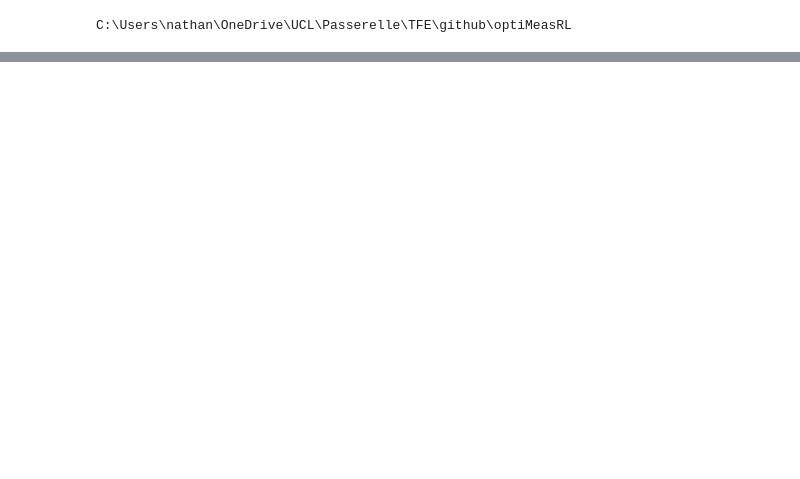
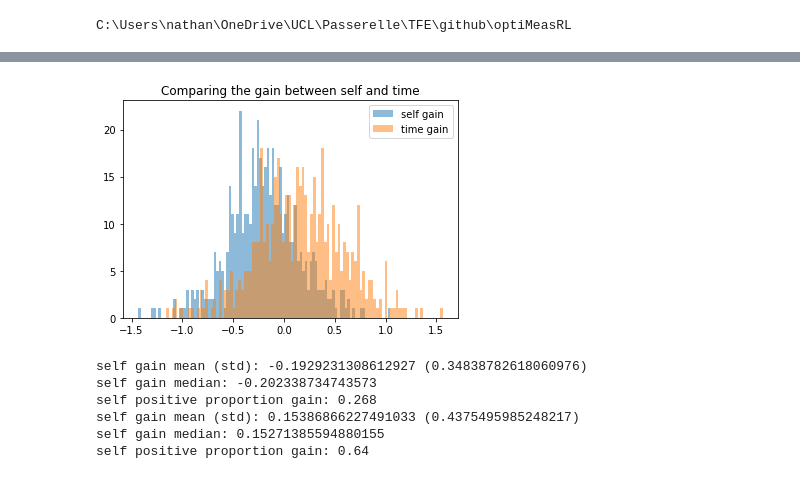
Before and after one commit to aaspeel/optiMeasRL, a Jupyter notebook: Results.ipynb, the cells around one changed output, grey strips where cells are left out. Saved outputs shown, nothing was run; the diff lists cells and outputs as text; code cells hidden in the pictures; blank space fills up the shorter version.

```diff
--- a/Results.ipynb
+++ b/Results.ipynb
@@ -155,0 +115,19 @@ print(np.sum(rewards_test_time, axis=-1))
+# %%
+from math import log10
+
+gain_self = []
+gain_time = []
+
+for i in range(len(cumulativeRewards_reg)):
+    gain_self.append(log10(cumulativeRewards_reg[i]/cumulativeRewards_self[i]))
+    gain_time.append(log10(cumulativeRewards_reg[i]/cumulativeRewards_time[i]))
+# %%
+bins = 100
+
+pyplot.title("Comparing the gain between self and time")
+pyplot.hist(gain_self, bins, alpha=0.5, label='self gain')
+pyplot.hist(gain_time, bins, alpha=0.5, label='time gain')
+pyplot.legend(loc='upper right')
+pyplot.show()
+# %% [output]
+[figure, added]
@@ -155,0 +147,15 @@ print(np.sum(rewards_test_time, axis=-1))
+# %%
+print("self gain mean (std): " + str(mean_gain_self) + ' (' + str(mean_std_gain_self) + ')')
+print("self gain median: " + str(median_gain_self))
+print("self positive proportion gain: " + str(positive_gain_self))
+
+print("self gain mean (std): " + str(mean_gain_time) + ' (' + str(mean_std_gain_time) + ')')
+print("self gain median: " + str(median_gain_time))
+print("self positive proportion gain: " + str(positive_gain_time))
+# %% [output]
+self gain mean (std): -0.1929231308612927 (0.34838782618060976)
+self gain median: -0.202338734743573
+self positive proportion gain: 0.268
+self gain mean (std): 0.15386866227491033 (0.4375495985248217)
+self gain median: 0.15271385594880155
+self positive proportion gain: 0.64
```
Also changed, not shown: parts of 14 cells of this notebook, 5 other files.
